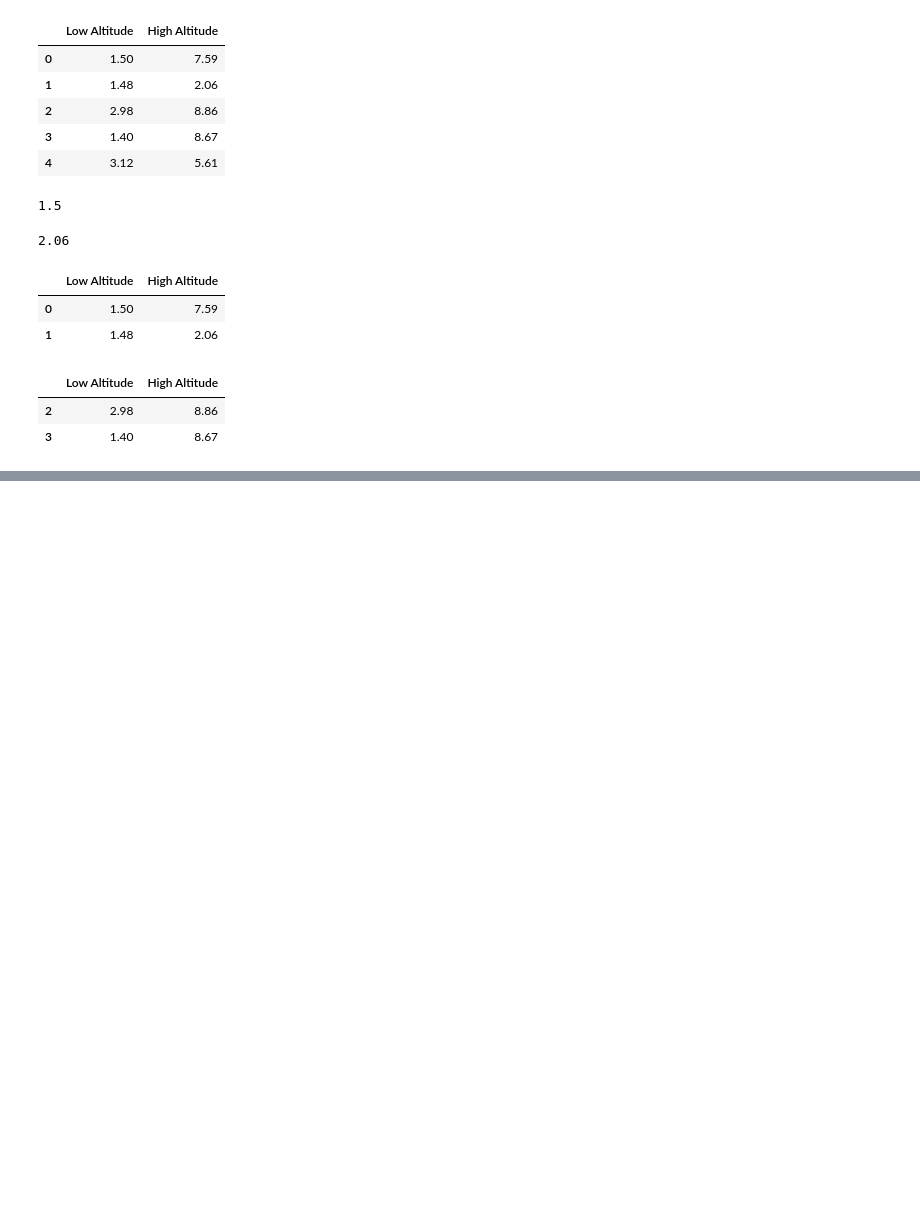
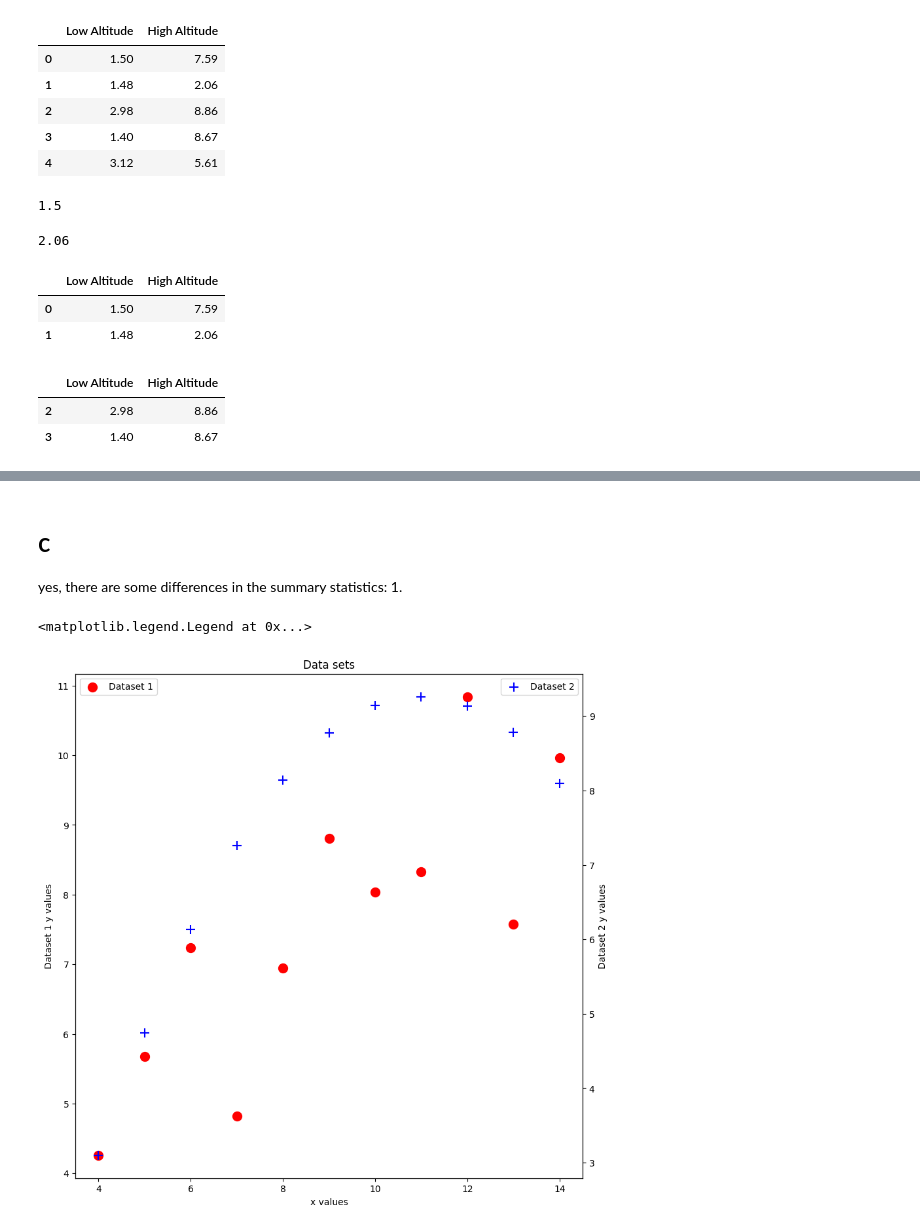
Before and after one commit to Chinaza504/ENDG-310, a Jupyter notebook: ENDG 319/Cure deliverable1.ipynb, the cells around one changed output, grey strips where cells are left out. Saved outputs shown, nothing was run; the diff lists cells and outputs as text; code cells hidden in the pictures; blank space fills up the shorter version.

```diff
--- a/ENDG 319/Cure deliverable1.ipynb
+++ b/ENDG 319/Cure deliverable1.ipynb
@@ -57,0 +181,14 @@ emissions.iloc[2:4,:]
+# %%
+# Task 3: Importance of Graphs
+#a
+import pandas as pd
+import matplotlib.pyplot as py
+dataset1= pd.DataFrame()
+
+dataset1['x'] = [10.0, 8.0, 13.0, 9.0, 11.0, 14.0, 6.0,
+                 4.0, 12.0, 7.0, 5.0]
+dataset1['y'] = [8.04, 6.95, 7.58, 8.81, 8.33, 9.96,
+                 7.24, 4.26, 10.84, 4.82, 5.68]
+
+#describe data set
+dataset1.describe()
@@ -57,0 +205,11 @@ emissions.iloc[2:4,:]
+# %%
+#b
+import pandas as pd
+dataset2 = pd.DataFrame()
+
+dataset2['x'] = [10.0, 8.0, 13.0, 9.0, 11.0, 14.0,
+                 6.0, 4.0, 12.0, 7.0, 5.0]
+dataset2['y'] = [9.14, 8.14, 8.78, 8.77, 9.26, 8.10,
+                 6.13, 3.10, 9.13, 7.26, 4.74]
+
+dataset2.describe()
@@ -57,0 +226,27 @@ emissions.iloc[2:4,:]
+# %% [markdown]
+# c
+yes, there are some differences in the summary statistics:
+1.
+# %%
+#d
+fig, ax1 = plt.subplots(figsize=(10,10))
+
+ax1.scatter(dataset1['x'],dataset1['y'], s=100,color="red", marker = 'o' ,
+            label= "Dataset 1")
+ax1.set_xlabel("x values")
+ax1.set_ylabel('Dataset 1 y values')
+ax1.set_title("Data sets")
+ax1.legend(loc ="upper left")
+
+ax2 = ax1.twinx()
+ax2.scatter(dataset2['x'], dataset2['y'], s=100,color = 'blue', marker = '+',
+            label = "Dataset 2")
+ax2.set_xlabel("x values")
+ax2.set_ylabel('Dataset 2 y values')
+
+ax2.legend(loc= "upper right")
+
+#comment any differences between these two plots
+# %% [output]
+<matplotlib.legend.Legend at 0x...>
+[figure, added]
```
Also changed, not shown: parts of 13 cells of this notebook, 8 other files.
